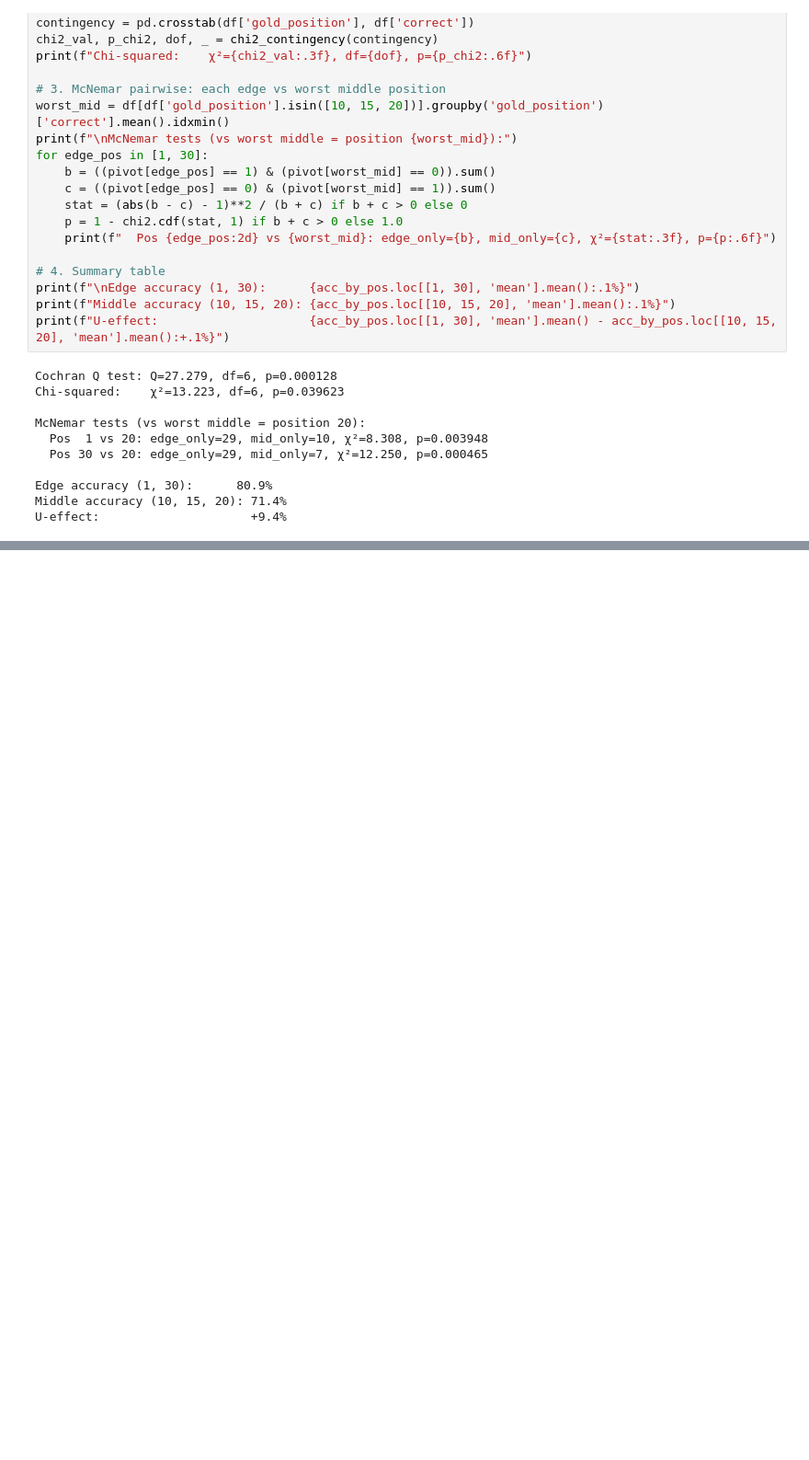
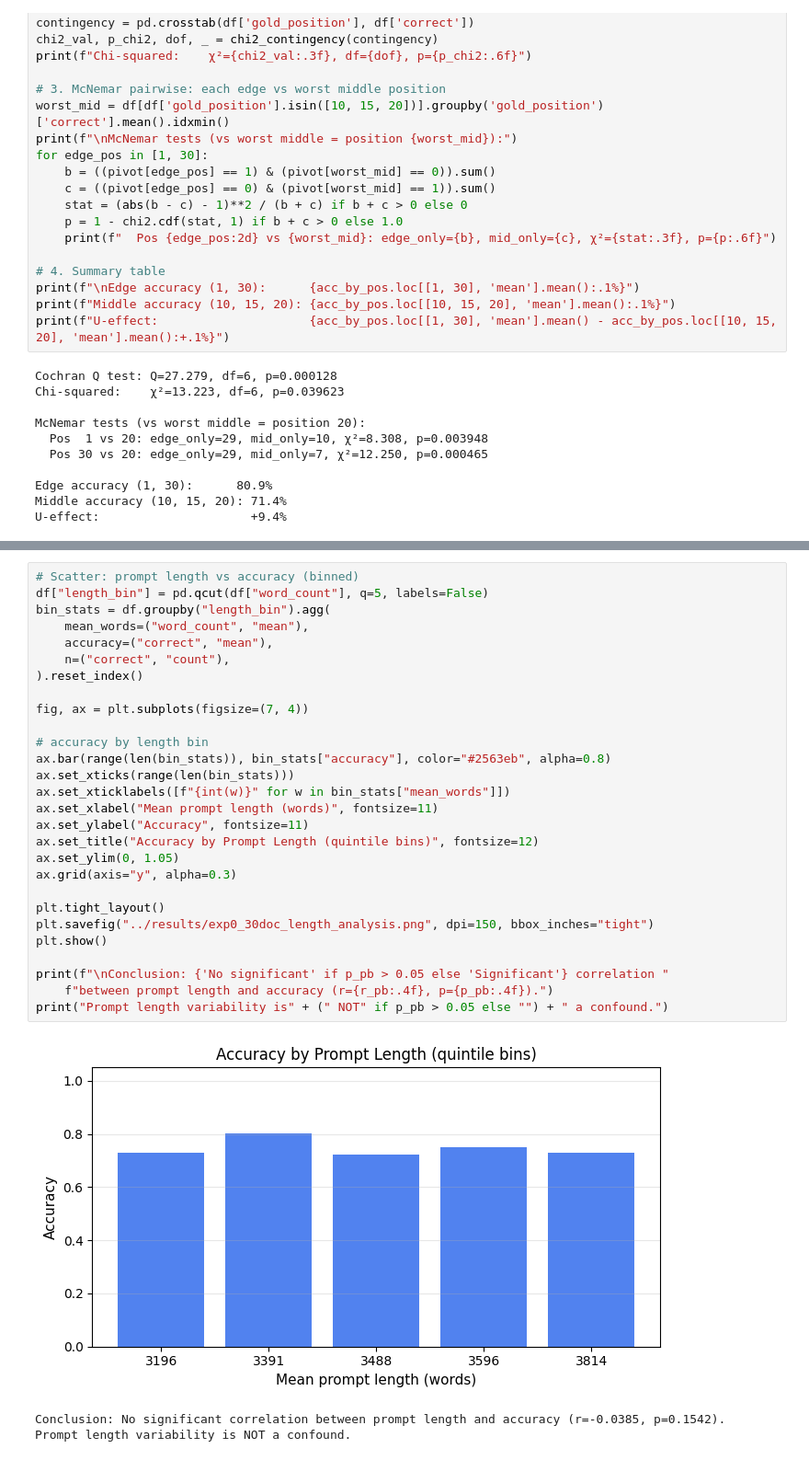
Before and after one commit to LiorSukman/LostInTheMiddle, a Jupyter notebook: notebooks/01_replication_30doc.ipynb, the cells around one changed output, grey strips where cells are left out. Shown at 92% size. Drawn from its saved outputs; the diff is of its cells as text; blank space fills up the shorter version.

Commit message:
add prompt length analysis

```diff
--- a/notebooks/01_replication_30doc.ipynb
+++ b/notebooks/01_replication_30doc.ipynb
@@ -326,0 +392,32 @@ U-effect:                     +9.4%
+# %%
+# Scatter: prompt length vs accuracy (binned)
+df["length_bin"] = pd.qcut(df["word_count"], q=5, labels=False)
+bin_stats = df.groupby("length_bin").agg(
+    mean_words=("word_count", "mean"),
+    accuracy=("correct", "mean"),
+    n=("correct", "count"),
+).reset_index()
+
+fig, ax = plt.subplots(figsize=(7, 4))
+
+# accuracy by length bin
+ax.bar(range(len(bin_stats)), bin_stats["accuracy"], color="#2563eb", alpha=0.8)
+ax.set_xticks(range(len(bin_stats)))
+ax.set_xticklabels([f"{int(w)}" for w in bin_stats["mean_words"]])
+ax.set_xlabel("Mean prompt length (words)", fontsize=11)
+ax.set_ylabel("Accuracy", fontsize=11)
+ax.set_title("Accuracy by Prompt Length (quintile bins)", fontsize=12)
+ax.set_ylim(0, 1.05)
+ax.grid(axis="y", alpha=0.3)
+
+plt.tight_layout()
+plt.savefig("../results/exp0_30doc_length_analysis.png", dpi=150, bbox_inches="tight")
+plt.show()
+
+print(f"\nConclusion: {'No significant' if p_pb > 0.05 else 'Significant'} correlation "
+    f"between prompt length and accuracy (r={r_pb:.4f}, p={p_pb:.4f}).")
+print("Prompt length variability is" + (" NOT" if p_pb > 0.05 else "") + " a confound.")
+# %% [output]
+[figure, added]
+Conclusion: No significant correlation between prompt length and accuracy (r=-0.0385, p=0.1542).
+Prompt length variability is NOT a confound.
```
Also changed, not shown: parts of 1 cell of this notebook, 1 other file.
